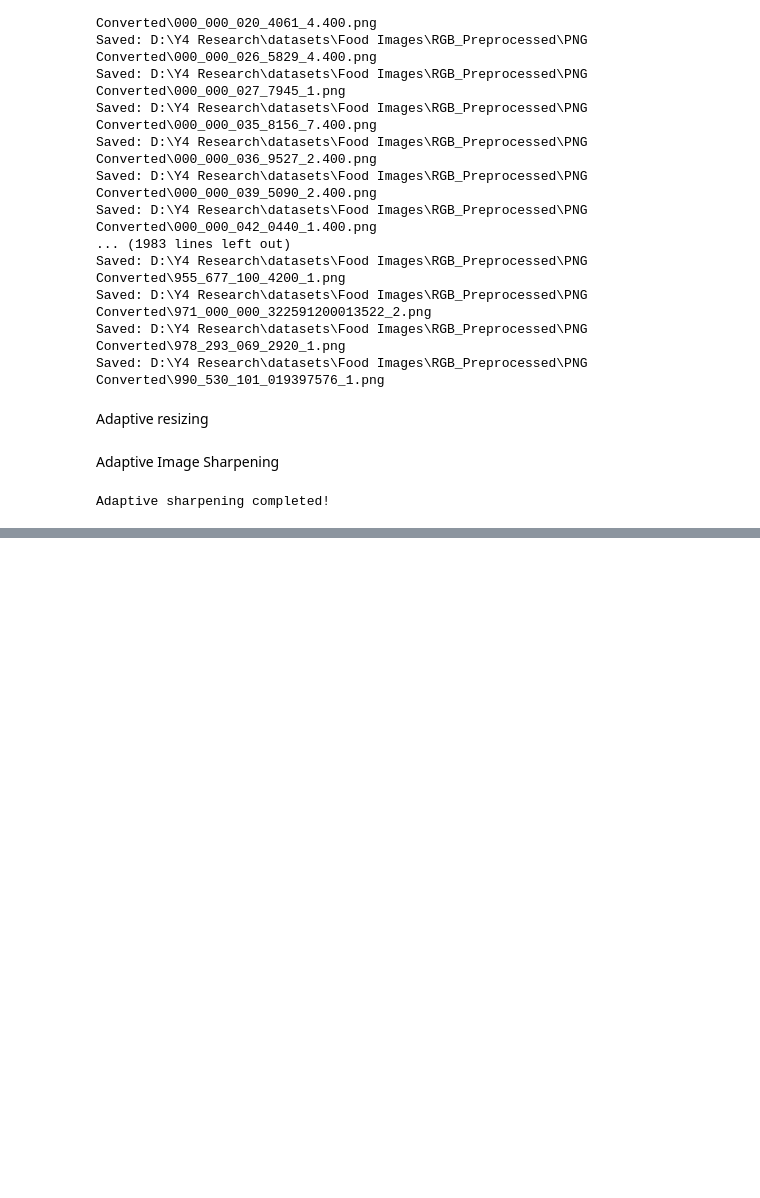
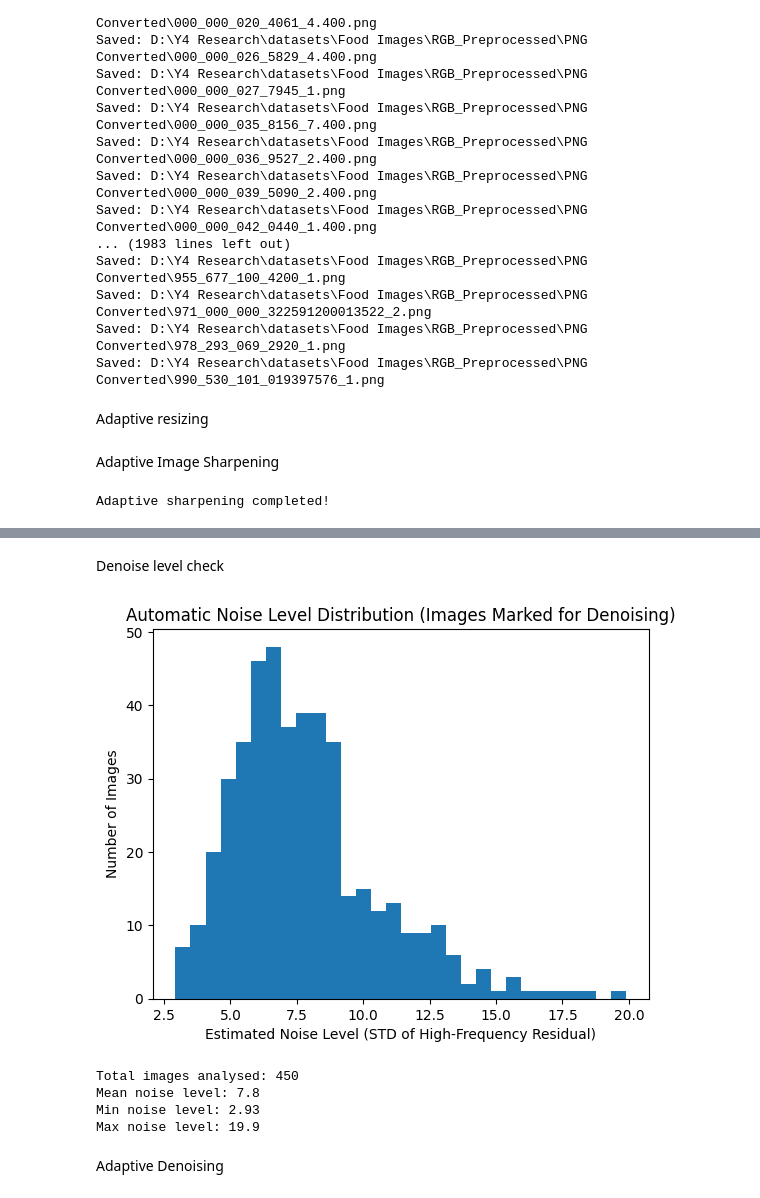
Before and after one commit to IT22106360/Research_Project, a Jupyter notebook: notebooks/image_preprocessing_Llava.ipynb, the cells around one changed output, grey strips where cells are left out. Saved outputs shown, nothing was run; the diff lists cells and outputs as text; code cells hidden in the pictures; blank space fills up the shorter version.

```diff
--- a/notebooks/image_preprocessing_Llava.ipynb
+++ b/notebooks/image_preprocessing_Llava.ipynb
@@ -163,0 +231,65 @@ Adaptive sharpening completed!
+# %% [markdown]
+Denoise level check
+# %%
+import cv2
+import os
+import numpy as np
+import matplotlib.pyplot as plt
+
+# PATH
+DENOISE_DIR = r"D:\Y4 Research\datasets\Food Images\RGB_Preprocessed\subset1_Processing\tobe_denoised"
+
+# ---------------------------------
+# NOISE ESTIMATION FUNCTION
+def estimate_noise(gray):
+    """
+    Estimate noise using high-frequency residuals.
+    """
+    blur = cv2.GaussianBlur(gray, (5, 5), 0)
+    noise = gray.astype(np.float32) - blur.astype(np.float32)
+    return np.std(noise)
+
+# ---------------------------------
+# PROCESS IMAGES
+# ---------------------------------
+noise_levels = []
+
+for filename in os.listdir(DENOISE_DIR):
+    if not filename.lower().endswith((".jpg", ".jpeg", ".png", ".bmp", ".tif", ".tiff")):
+        continue
+
+    img_path = os.path.join(DENOISE_DIR, filename)
+    image = cv2.imread(img_path)
+
+    if image is None:
+        continue
+
+    gray = cv2.cvtColor(image, cv2.COLOR_BGR2GRAY)
+    noise_score = estimate_noise(gray)
+    noise_levels.append(noise_score)
+
+# ---------------------------------
+# GRAPH SUMMARY
+# ---------------------------------
+plt.figure()
+plt.hist(noise_levels, bins=30)
+plt.xlabel("Estimated Noise Level (STD of High-Frequency Residual)")
+plt.ylabel("Number of Images")
+plt.title("Automatic Noise Level Distribution (Images Marked for Denoising)")
+plt.show()
+
+# ---------------------------------
+# TEXT SUMMARY
+# ---------------------------------
+print("Total images analysed:", len(noise_levels))
+print("Mean noise level:", round(np.mean(noise_levels), 2))
+print("Min noise level:", round(np.min(noise_levels), 2))
+print("Max noise level:", round(np.max(noise_levels), 2))
+# %% [output]
+[figure, added]
+Total images analysed: 450
+Mean noise level: 7.8
+Min noise level: 2.93
+Max noise level: 19.9
+# %% [markdown]
+Adaptive Denoising
```
Also changed, not shown: parts of 6 cells of this notebook.
